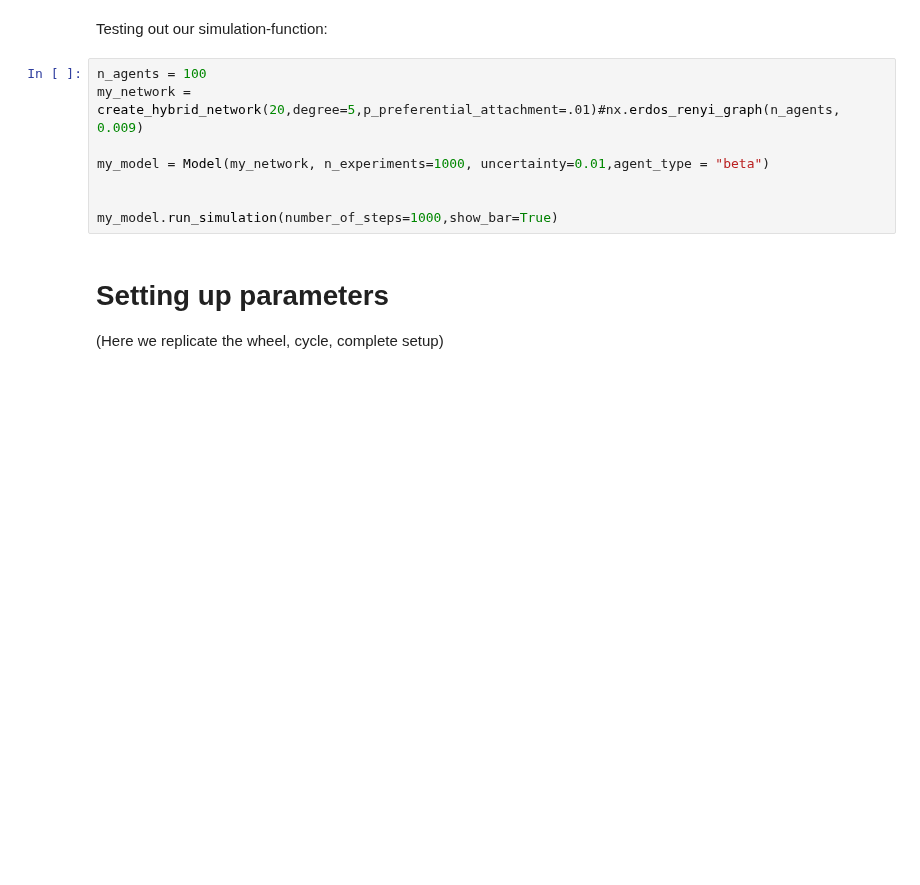
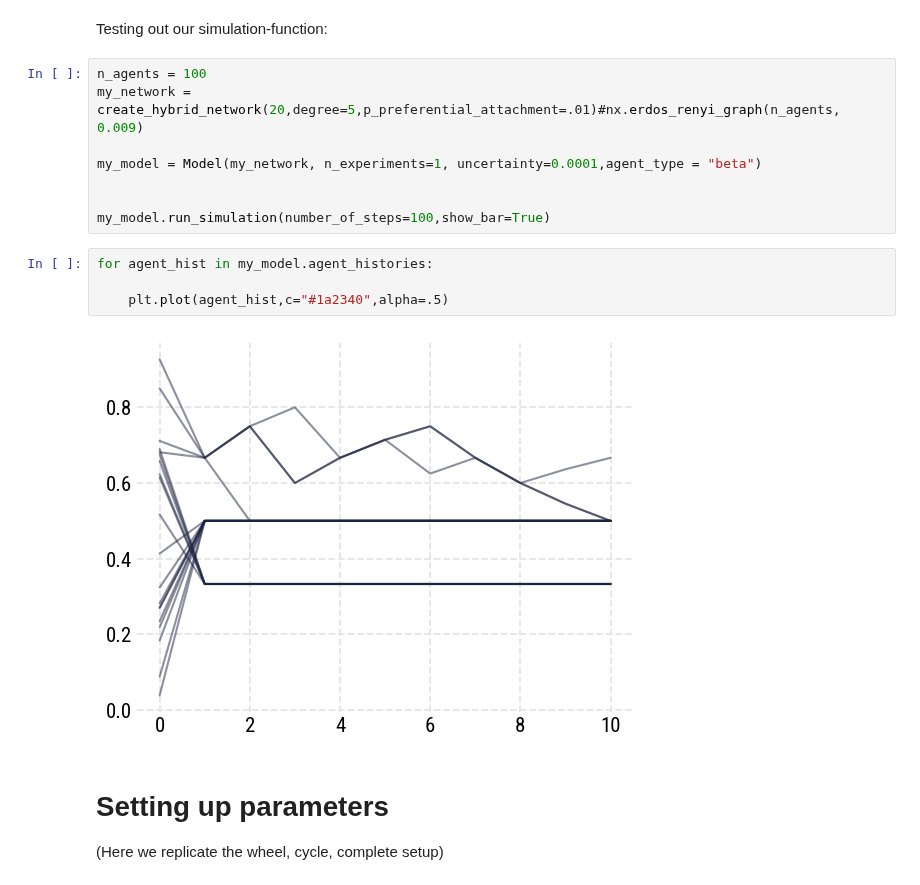
Before and after one commit to MNoichl/network_epistemology_playground, a Jupyter notebook: beta_agent_testing.ipynb, the cells around one changed output. Saved outputs shown, nothing was run; the diff lists cells and outputs as text; blank space fills up the shorter version.

```diff
--- a/beta_agent_testing.ipynb
+++ b/beta_agent_testing.ipynb
@@ -42,10 +42,16 @@ Testing out our simulation-function:
 n_agents = 100
 my_network = create_hybrid_network(20,degree=5,p_preferential_attachment=.01)#nx.erdos_renyi_graph(n_agents, 0.009)
 
-my_model = Model(my_network, n_experiments=1000, uncertainty=0.01,agent_type = "beta")
+my_model = Model(my_network, n_experiments=1, uncertainty=0.0001,agent_type = "beta")
 
 
-my_model.run_simulation(number_of_steps=1000,show_bar=True)
+my_model.run_simulation(number_of_steps=100,show_bar=True)
+# %%
+for agent_hist in my_model.agent_histories:
+
+    plt.plot(agent_hist,c="#1a2340",alpha=.5)
+# %% [output]
+[figure, added]
 # %% [markdown]
 # Setting up parameters
 (Here we replicate the wheel, cycle, complete setup)
```
Also changed, not shown: parts of 3 cells of this notebook.
